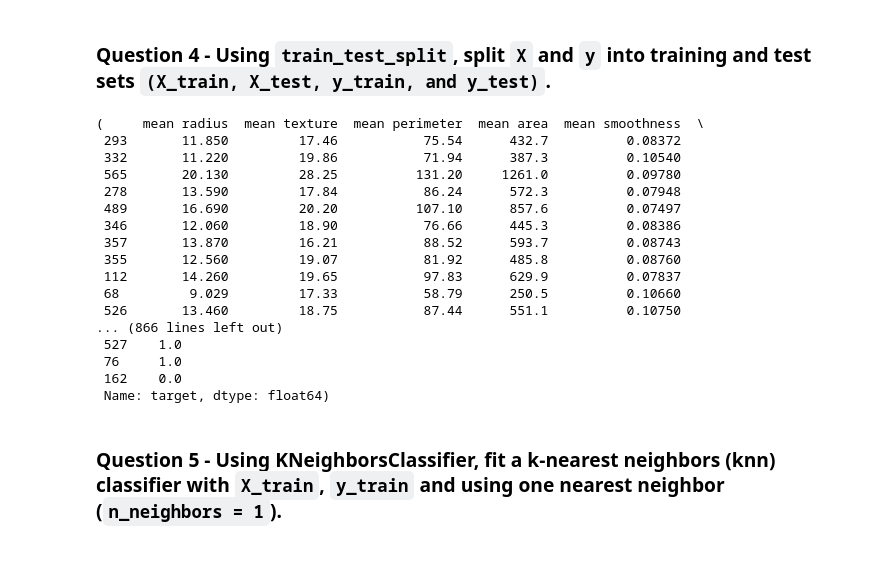
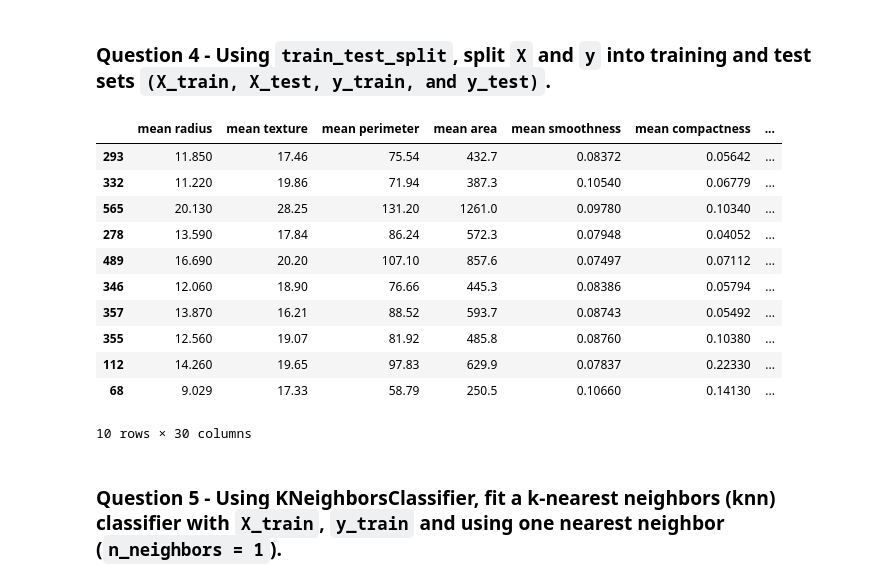
Before and after one commit to chrlynn26/intro_data_science_class_collection, a Jupyter notebook: Course_3_Assignments.ipynb, the cells around one changed output. Saved outputs shown, nothing was run; the diff lists cells and outputs as text; code cells hidden in the pictures; blank space fills up the shorter version.

```diff
--- a/Course_3_Assignments.ipynb
+++ b/Course_3_Assignments.ipynb
@@ -147,33 +142,28 @@ answer_three()
 # %%
 from sklearn.model_selection import train_test_split
 
 def answer_four():
 
     X, y = answer_three()
 
     X_train, X_test, y_train, y_test = train_test_split(X, y, random_state=0)
 
     return X_train, X_test, y_train, y_test
 
-answer_four()
+answer_four()[0].head(10)
 # %% [output]
+|  | mean radius | mean texture | mean perimeter | mean area | mean smoothness | mean compactness | ... |
+| 293 | 11.850 | 17.46 | 75.54 | 432.7 | 0.08372 | 0.05642 | ... |
+| 332 | 11.220 | 19.86 | 71.94 | 387.3 | 0.10540 | 0.06779 | ... |
+| 565 | 20.130 | 28.25 | 131.20 | 1261.0 | 0.09780 | 0.10340 | ... |
+| 278 | 13.590 | 17.84 | 86.24 | 572.3 | 0.07948 | 0.04052 | ... |
+| 489 | 16.690 | 20.20 | 107.10 | 857.6 | 0.07497 | 0.07112 | ... |
+| 346 | 12.060 | 18.90 | 76.66 | 445.3 | 0.08386 | 0.05794 | ... |
+| 357 | 13.870 | 16.21 | 88.52 | 593.7 | 0.08743 | 0.05492 | ... |
+| 355 | 12.560 | 19.07 | 81.92 | 485.8 | 0.08760 | 0.10380 | ... |
+| 112 | 14.260 | 19.65 | 97.83 | 629.9 | 0.07837 | 0.22330 | ... |
+| 68 | 9.029 | 17.33 | 58.79 | 250.5 | 0.10660 | 0.14130 | ... |
-(     mean radius  mean texture  mean perimeter  mean area  mean smoothness  \
- 293       11.850         17.46           75.54      432.7          0.08372
- 332       11.220         19.86           71.94      387.3          0.10540
- 565       20.130         28.25          131.20     1261.0          0.09780
- 278       13.590         17.84           86.24      572.3          0.07948
- 489       16.690         20.20          107.10      857.6          0.07497
- 346       12.060         18.90           76.66      445.3          0.08386
- 357       13.870         16.21           88.52      593.7          0.08743
- 355       12.560         19.07           81.92      485.8          0.08760
- 112       14.260         19.65           97.83      629.9          0.07837
- 68         9.029         17.33           58.79      250.5          0.10660
- 526       13.460         18.75           87.44      551.1          0.10750
-... (866 lines left out)
- 527    1.0
- 76     1.0
- 162    0.0
- Name: target, dtype: float64)
+10 rows × 30 columns
 # %% [markdown]
 ### Question 5 - Using KNeighborsClassifier, fit a k-nearest neighbors (knn) classifier with `X_train`, `y_train` and using one nearest neighbor (`n_neighbors = 1`).
 # %%
```
Also changed, not shown: parts of 3 cells of this notebook, 6 other files.
